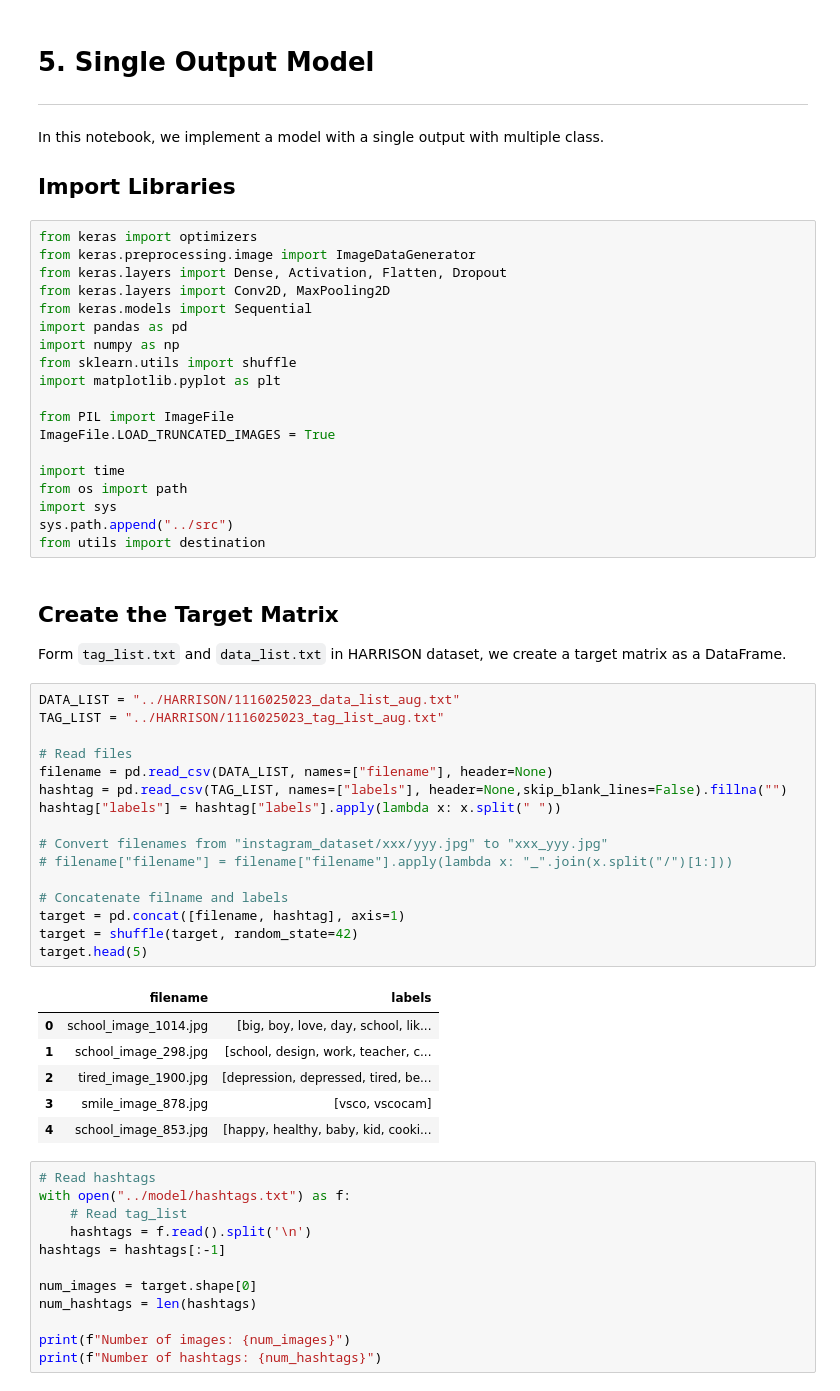
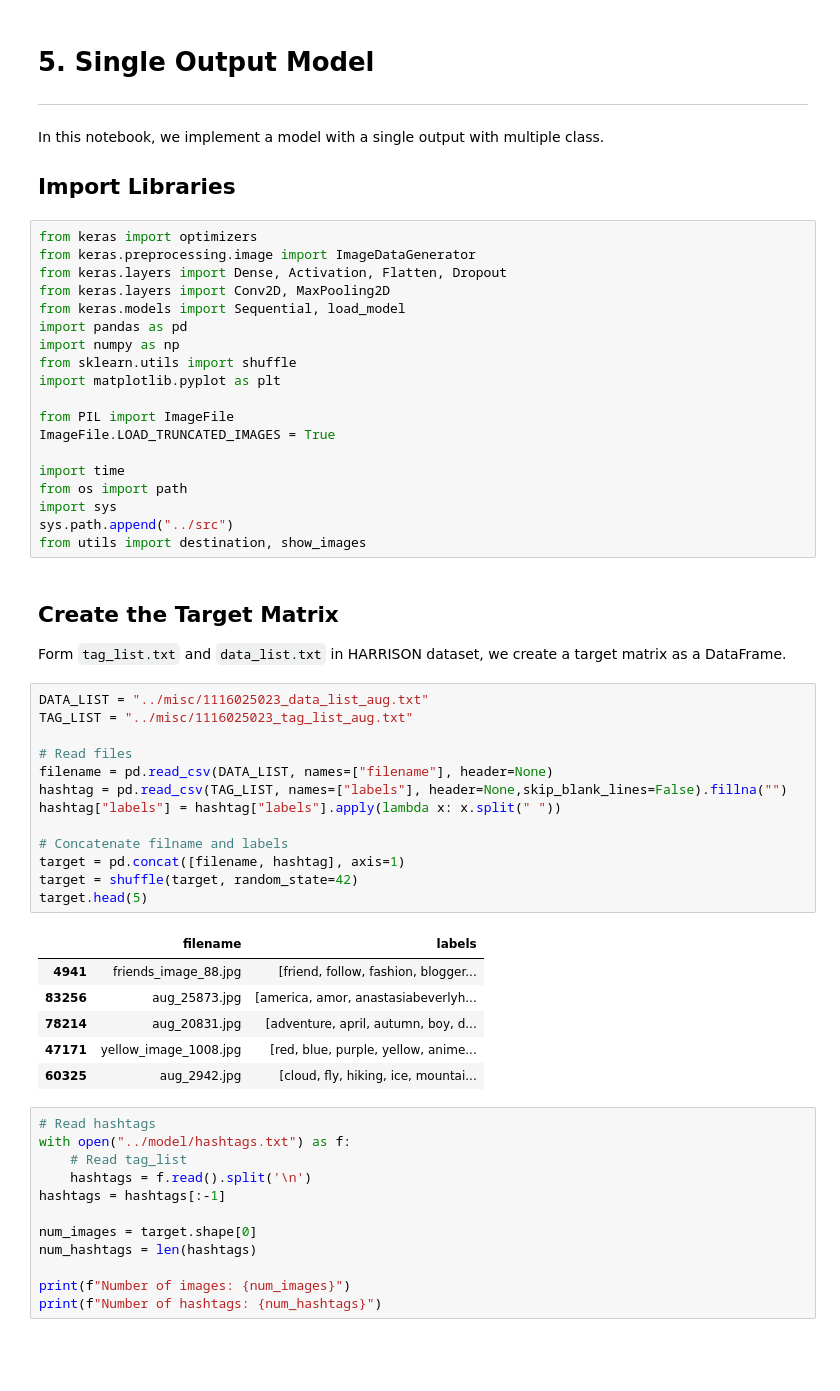
Before and after one commit to tomerlaufer123/cs130Project, a Jupyter notebook: model_development/notebooks/5-single-output-model.ipynb, the cells around one changed output. Drawn from its saved outputs; the diff is of its cells as text; blank space fills up the shorter version.

````diff
--- a/model_development/notebooks/5-single-output-model.ipynb
+++ b/model_development/notebooks/5-single-output-model.ipynb
@@ -10,7 +10,7 @@ from keras import optimizers
 from keras.preprocessing.image import ImageDataGenerator
 from keras.layers import Dense, Activation, Flatten, Dropout
 from keras.layers import Conv2D, MaxPooling2D
-from keras.models import Sequential
+from keras.models import Sequential, load_model
 import pandas as pd
 import numpy as np
 from sklearn.utils import shuffle
@@ -23,33 +23,30 @@ import time
 from os import path
 import sys
 sys.path.append("../src")
-from utils import destination
+from utils import destination, show_images
 # %% [markdown]
 ## Create the Target Matrix
 Form ```tag_list.txt``` and ```data_list.txt``` in HARRISON dataset, we create a target matrix as a DataFrame.
 # %%
-DATA_LIST = "../HARRISON/1116025023_data_list_aug.txt"
-TAG_LIST = "../HARRISON/1116025023_tag_list_aug.txt"
+DATA_LIST = "../misc/1116025023_data_list_aug.txt"
+TAG_LIST = "../misc/1116025023_tag_list_aug.txt"
 
 # Read files
 filename = pd.read_csv(DATA_LIST, names=["filename"], header=None)
 hashtag = pd.read_csv(TAG_LIST, names=["labels"], header=None,skip_blank_lines=False).fillna("")
 hashtag["labels"] = hashtag["labels"].apply(lambda x: x.split(" "))
 
-# Convert filenames from "instagram_dataset/xxx/yyy.jpg" to "xxx_yyy.jpg"
-# filename["filename"] = filename["filename"].apply(lambda x: "_".join(x.split("/")[1:]))
-
 # Concatenate filname and labels
 target = pd.concat([filename, hashtag], axis=1)
 target = shuffle(target, random_state=42)
 target.head(5)
 # %% [output]
 |  | filename | labels |
-| 0 | school_image_1014.jpg | [big, boy, love, day, school, lik... |
-| 1 | school_image_298.jpg | [school, design, work, teacher, c... |
-| 2 | tired_image_1900.jpg | [depression, depressed, tired, be... |
-| 3 | smile_image_878.jpg | [vsco, vscocam] |
-| 4 | school_image_853.jpg | [happy, healthy, baby, kid, cooki... |
+| 4941 | friends_image_88.jpg | [friend, follow, fashion, blogger... |
+| 83256 | aug_25873.jpg | [america, amor, anastasiabeverlyh... |
+| 78214 | aug_20831.jpg | [adventure, april, autumn, boy, d... |
+| 47171 | yellow_image_1008.jpg | [red, blue, purple, yellow, anime... |
+| 60325 | aug_2942.jpg | [cloud, fly, hiking, ice, mountai... |
 # %%
 # Read hashtags
 with open("../model/hashtags.txt") as f:
````
Also changed, not shown: parts of 7 cells of this notebook, 11 other files.
